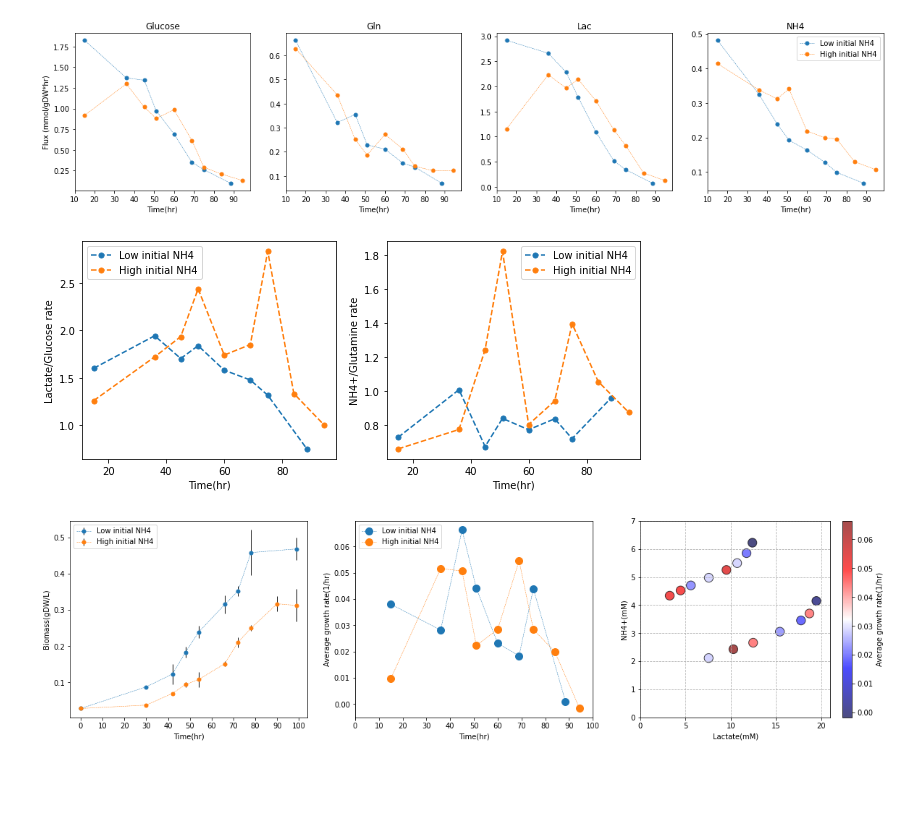
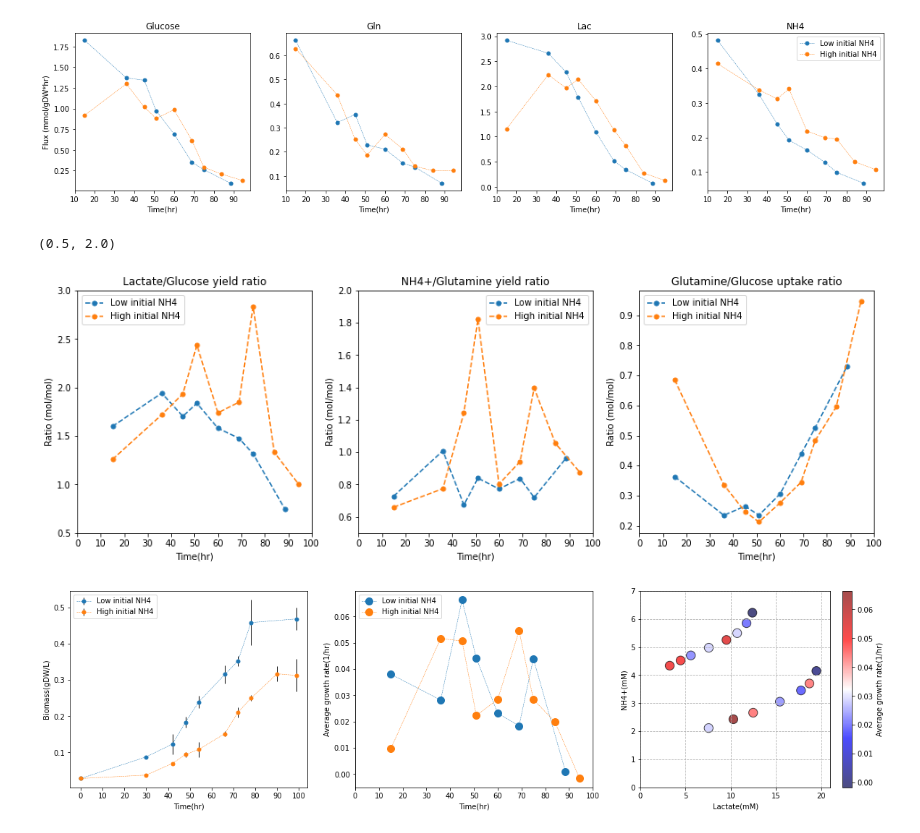
Before and after one commit to SizheQiu/PigGEM2025, a Jupyter notebook: code/CellCulture.ipynb, the cells around one changed output. Saved outputs shown, nothing was run; the diff lists cells and outputs as text; code cells hidden in the pictures; blank space fills up the shorter version.

```diff
--- a/code/CellCulture.ipynb
+++ b/code/CellCulture.ipynb
@@ -111,22 +111,33 @@ axs[3].legend(loc='upper right')
 <matplotlib.legend.Legend at 0x...>
 [figure]
 # %%
-fig,axs = plt.subplots(1,2,figsize=(10,4))
+fig,axs = plt.subplots(1,3,figsize=(16,5))
 axs[0].plot(approx_low.Time,-1*approx_low.Lac_rate/approx_low.Glucose_rate,marker='o',
             markersize=5, linestyle='--',label='Low initial NH4')
 axs[0].plot(approx_high.Time,-1*approx_high.Lac_rate/approx_high.Glucose_rate,marker='o',
             markersize=5, linestyle='--',label='High initial NH4')
-axs[0].set_ylabel('Lactate/Glucose rate')
+axs[0].set_title('Lactate/Glucose yield ratio')
 axs[1].plot(approx_low.Time,-1*approx_low.NH4_rate/approx_low.Gln_rate,marker='o',
             markersize=5, linestyle='--',label='Low initial NH4')
 axs[1].plot(approx_high.Time,-1*approx_high.NH4_rate/approx_high.Gln_rate,marker='o',
             markersize=5, linestyle='--',label='High initial NH4')
-axs[1].set_ylabel('NH4+/Glutamine rate')
+axs[1].set_title('NH4+/Glutamine yield ratio')
+
+axs[2].plot(approx_low.Time,approx_low.Gln_rate/approx_low.Glucose_rate,marker='o',
+            markersize=5, linestyle='--',label='Low initial NH4')
+axs[2].plot(approx_high.Time,approx_high.Gln_rate/approx_high.Glucose_rate,marker='o',
+            markersize=5, linestyle='--',label='High initial NH4')
+axs[2].set_title('Glutamine/Glucose uptake ratio')
 for ax in axs:
     ax.set_xlabel('Time(hr)')
     ax.legend()
+    ax.set_xticks(np.arange(0,110,10))
+    ax.set_ylabel('Ratio (mol/mol)')
+axs[0].set_ylim([0.5,3.0])
+axs[1].set_ylim([0.5,2.0])
 # %% [output]
+(0.5, 2.0)
-[figure, old version]
+[figure, new version]
 # %%
 fig, axs = plt.subplots(1,3,figsize=(20,5))
 axs[0].errorbar(data_low.Time,data_low.Biomass_avg,yerr= data_low.Biomass_std, ecolor='black',
```
Also changed, not shown: 6 other files.
